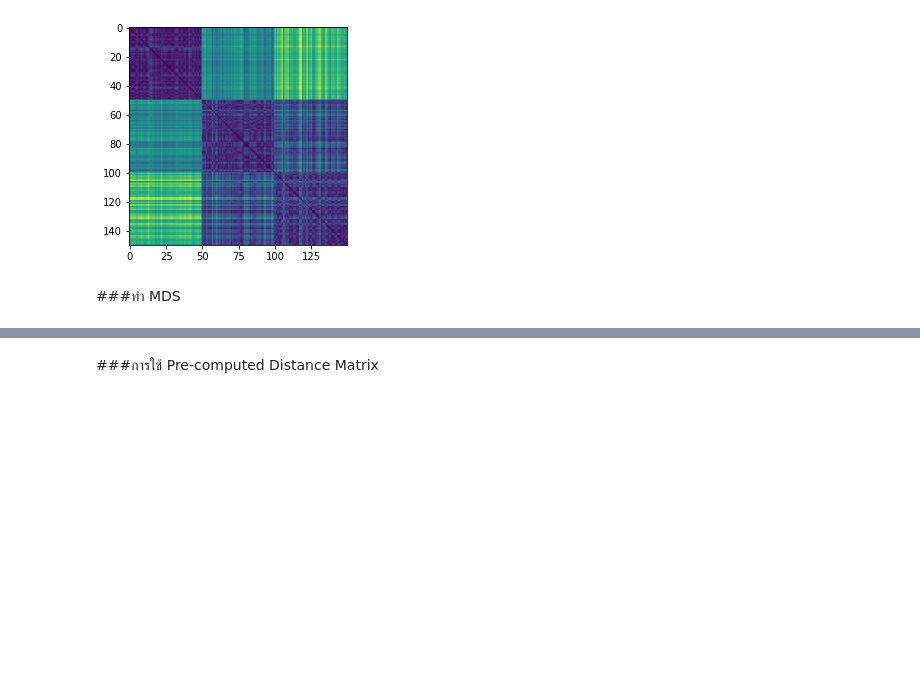
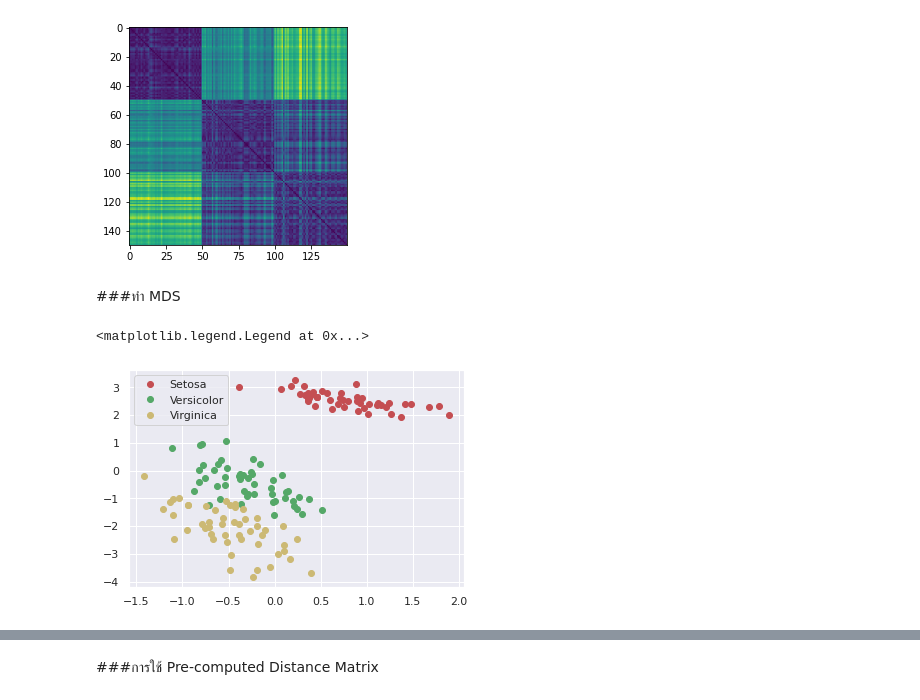
Before and after one commit to Chanunchida-May/multivariate, a Jupyter notebook: chapter4MDS.ipynb, the cells around one changed output, grey strips where cells are left out. Saved outputs shown, nothing was run; the diff lists cells and outputs as text; code cells hidden in the pictures; blank space fills up the shorter version.

```diff
--- a/chapter4MDS.ipynb
+++ b/chapter4MDS.ipynb
@@ -85,3 +99,11 @@ from sklearn.manifold import  MDS
 mds = MDS(n_components=2)
 # %%
 new_mds = mds.fit_transform(example_df.iloc[:,:-1])
+# %%
+plt.plot(new_mds[:50,0],new_mds[:50,1],'or',label='Setosa') #Poltเพื่อดูตำเเหน่งของข้อมูลของดอกไม้ในเเต่ละจุด
+plt.plot(new_mds[50:100,0],new_mds[50:100,1],'og',label='Versicolor')
+plt.plot(new_mds[100:,0],new_mds[100:,1],'oy',label='Virginica')
+plt.legend()
+# %% [output]
+<matplotlib.legend.Legend at 0x...>
+[figure, added]
```
Also changed, not shown: parts of 16 cells of this notebook.
